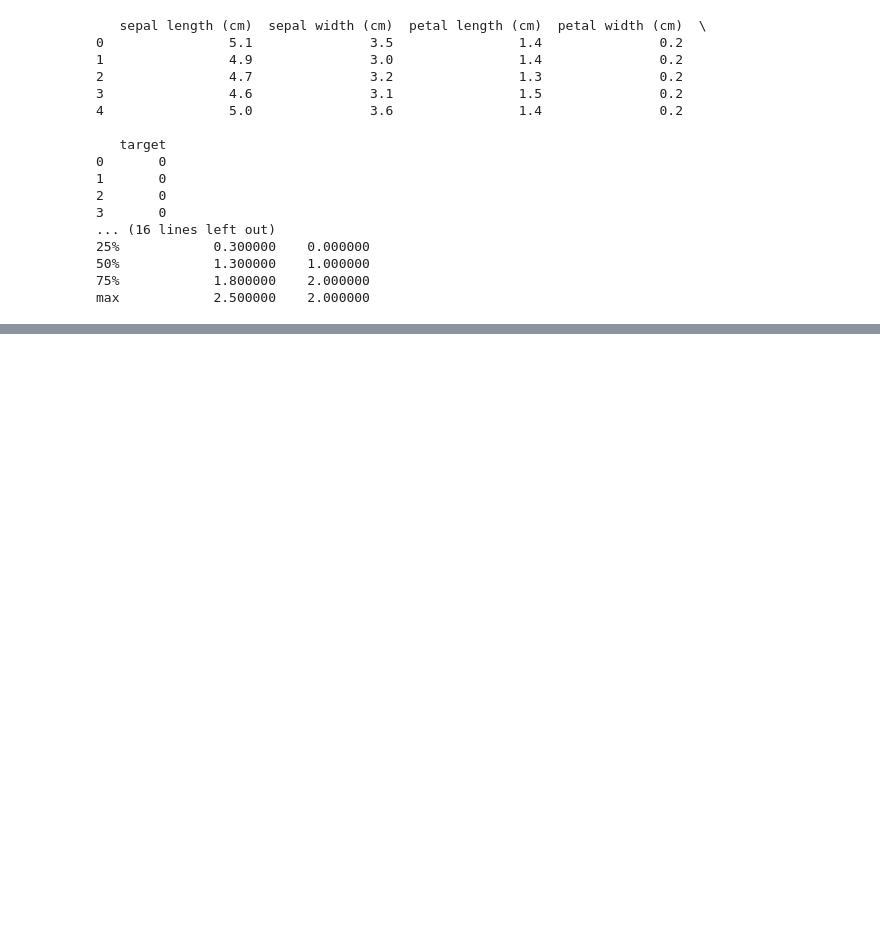
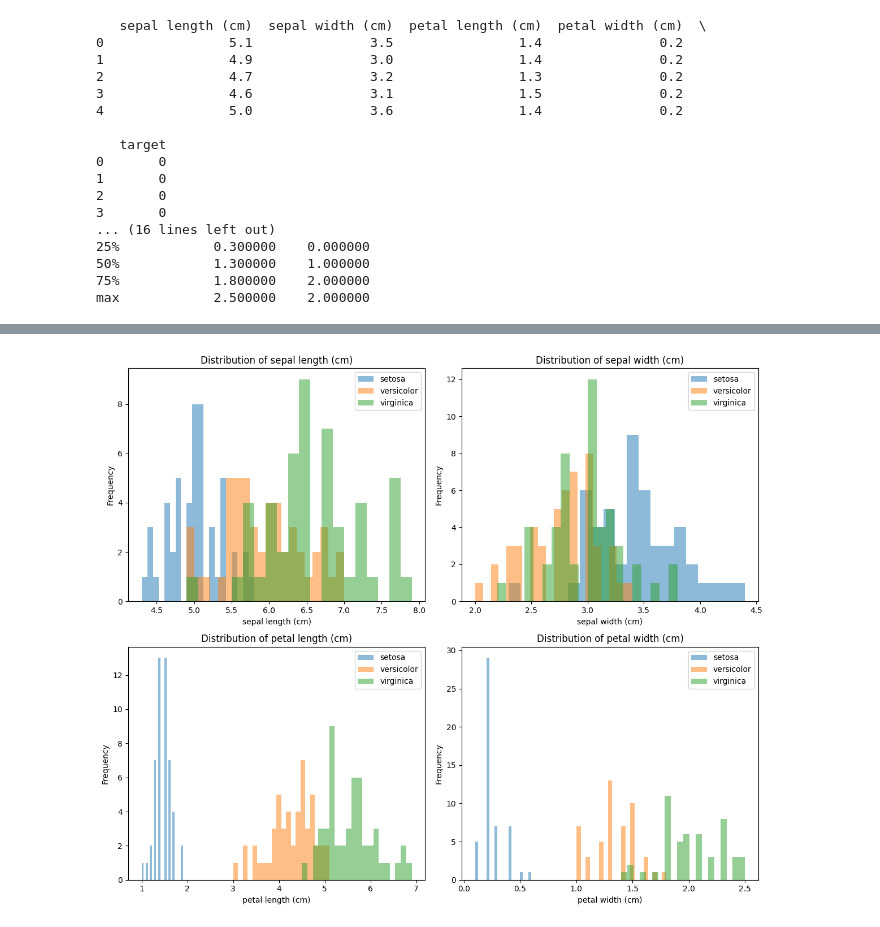
Before and after one commit to silwalprabin/data-mining-and-machine-learning, a Jupyter notebook: W1_1.ipynb, the cells around one changed output, grey strips where cells are left out. Cells and saved outputs as stored; diff of their text form; code cells hidden in the pictures; blank space fills up the shorter version.

```diff
--- a/W1_1.ipynb
+++ b/W1_1.ipynb
@@ -36,0 +44,82 @@ max            2.500000    2.000000
+# %%
+# Import necessary libraries
+import numpy as np
+import pandas as pd
+import matplotlib.pyplot as plt
+import seaborn as sns
+from sklearn import datasets
+from sklearn.model_selection import train_test_split
+from sklearn.preprocessing import StandardScaler
+
+# Load the Iris dataset
+iris = datasets.load_iris()
+
+# Create DataFrame for easier manipulation
+df = pd.DataFrame(data=iris.data, columns=iris.feature_names)
+df['target'] = iris.target
+df['species'] = df['target'].map({0: 'setosa', 1: 'versicolor', 2: 'virginica'})
+
+# Display first few rows
+print(df.head())
+print(f"\nDataset shape: {df.shape}")
+print(f"Features: {iris.feature_names}")
+print(f"Target classes: {iris.target_names}")
+
+# Basic statistics
+print(df.describe())
+print("\nMissing values:")
+print(df.isnull().sum())
+
+# Class distribution
+print("\nClass distribution:")
+print(df['species'].value_counts())
+
+# Correlation matrix
+correlation_matrix = df.drop(['target', 'species'], axis=1).corr()
+
+# Visualization
+fig, axes = plt.subplots(2, 2, figsize=(12, 10))
+# Distribution plots
+for idx, col in enumerate(df.columns[:4]):
+    ax = axes[idx//2, idx%2]
+    for species in df['species'].unique():
+        subset = df[df['species'] == species]
+        ax.hist(subset[col], alpha=0.5, label=species, bins=20)
+    ax.set_xlabel(col)
+    ax.set_ylabel('Frequency')
+    ax.legend()
+    ax.set_title(f'Distribution of {col}')
+plt.tight_layout()
+plt.show()
+
+# Pairplot for relationships
+sns.pairplot(df, hue='species', diag_kind='kde')
+plt.show()
+
+# Correlation heatmap
+plt.figure(figsize=(8, 6))
+sns.heatmap(correlation_matrix, annot=True, cmap='coolwarm', center=0)
+plt.title('Feature Correlation Matrix')
+plt.show()
+
+
+# Separate features and target
+X = df.drop(['target', 'species'], axis=1)
+y = df['target']
+
+# Split data into training and testing sets
+X_train, X_test, y_train, y_test = train_test_split(X, y, test_size=0.2, random_state=42, stratify=y)
+print(f"Training set size: {X_train.shape}")
+print(f"Test set size: {X_test.shape}")
+
+# Feature scaling (standardization)
+scaler = StandardScaler()
+X_train_scaled = scaler.fit_transform(X_train)
+X_test_scaled = scaler.transform(X_test)
+
+# Verify scaling
+print("\nBefore scaling - Training data statistics:")
+print(pd.DataFrame(X_train).describe().round(2))
+print("\nAfter scaling - Training data statistics:")
+print(pd.DataFrame(X_train_scaled, columns=X.columns).describe().round(2))
+# %% [output]
@@ -36,0 +143 @@ max            2.500000    2.000000
+[figure, added]
```
Also changed, not shown: parts of 3 cells of this notebook.
